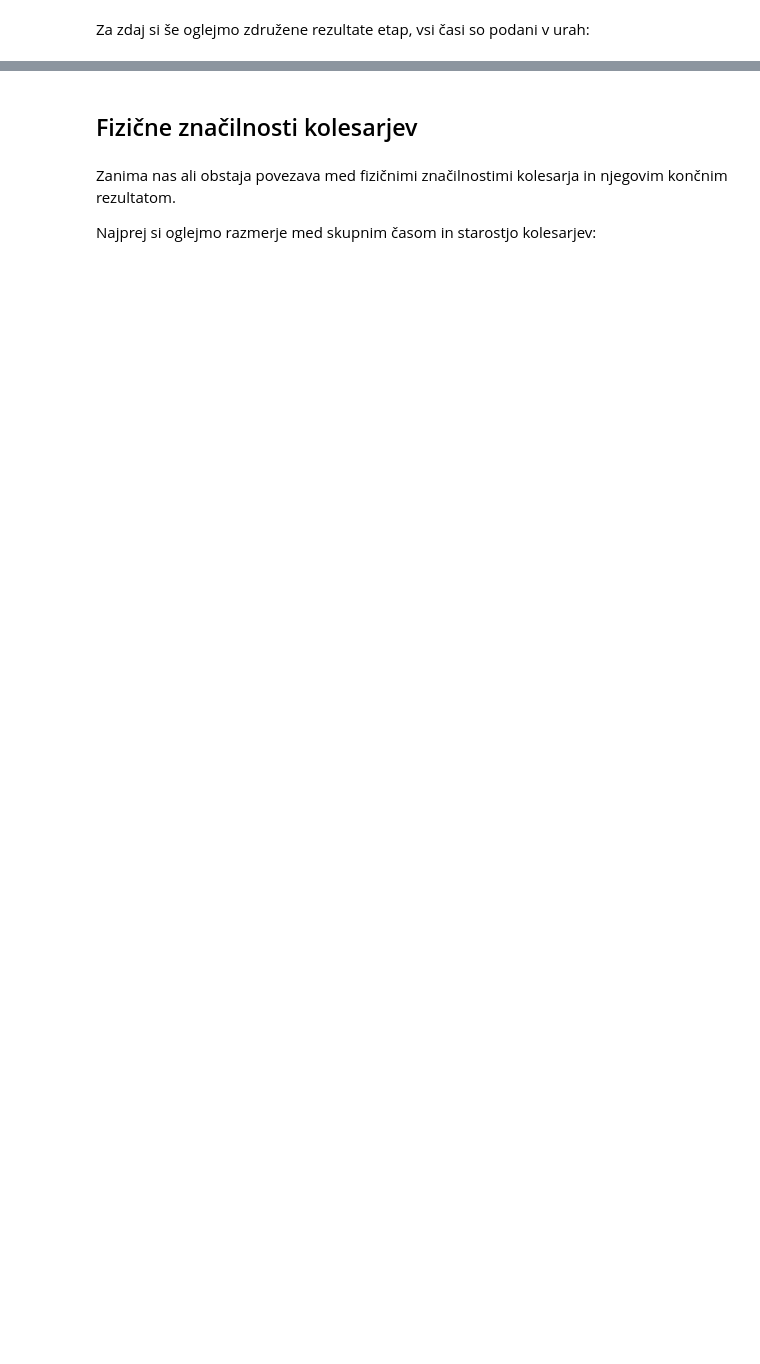
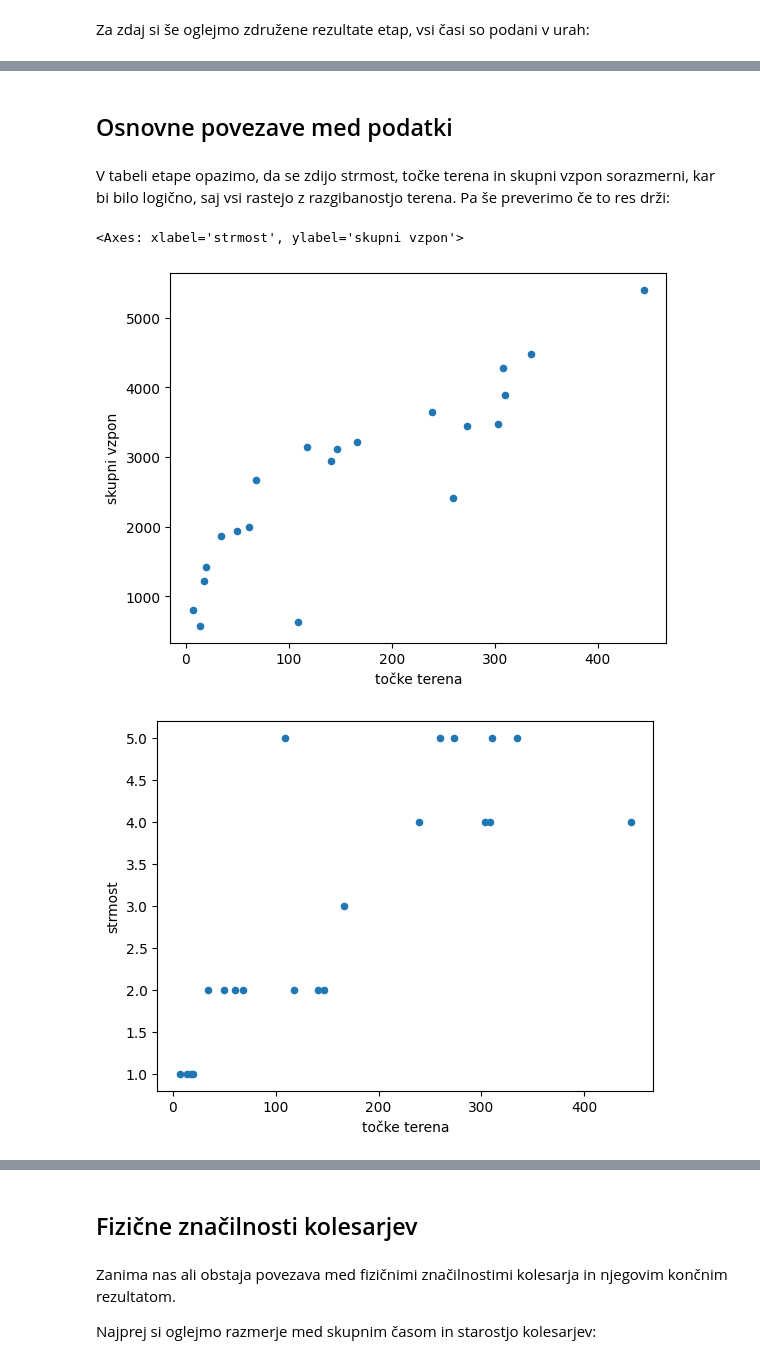
Before and after one commit to anja-rupnik/projektna_naloga, a Jupyter notebook: analizirajmo.ipynb, the cells around one changed output, grey strips where cells are left out. Saved outputs shown, nothing was run; the diff lists cells and outputs as text; code cells hidden in the pictures; blank space fills up the shorter version.

```diff
--- a/analizirajmo.ipynb
+++ b/analizirajmo.ipynb
@@ -124,0 +112,12 @@ Res vidimo, da več kot je višincev manjša je povprečna hitrost. Malo izstopa
+# %% [markdown]
+## Osnovne povezave med podatki
+# %% [markdown]
+V tabeli etape opazimo, da se zdijo strmost, točke terena in skupni vzpon sorazmerni, kar bi bilo logično, saj vsi rastejo z razgibanostjo terena. Pa še preverimo če to res drži:
+# %%
+etape.plot.scatter(x='točke terena', y='skupni vzpon')
+etape.plot.scatter(x='točke terena', y='strmost')
+etape.plot.scatter(x='strmost', y='skupni vzpon')
+# %% [output]
+<Axes: xlabel='strmost', ylabel='skupni vzpon'>
+[figure, added]
+[figure, added]
```
Also changed, not shown: parts of 80 cells of this notebook.
